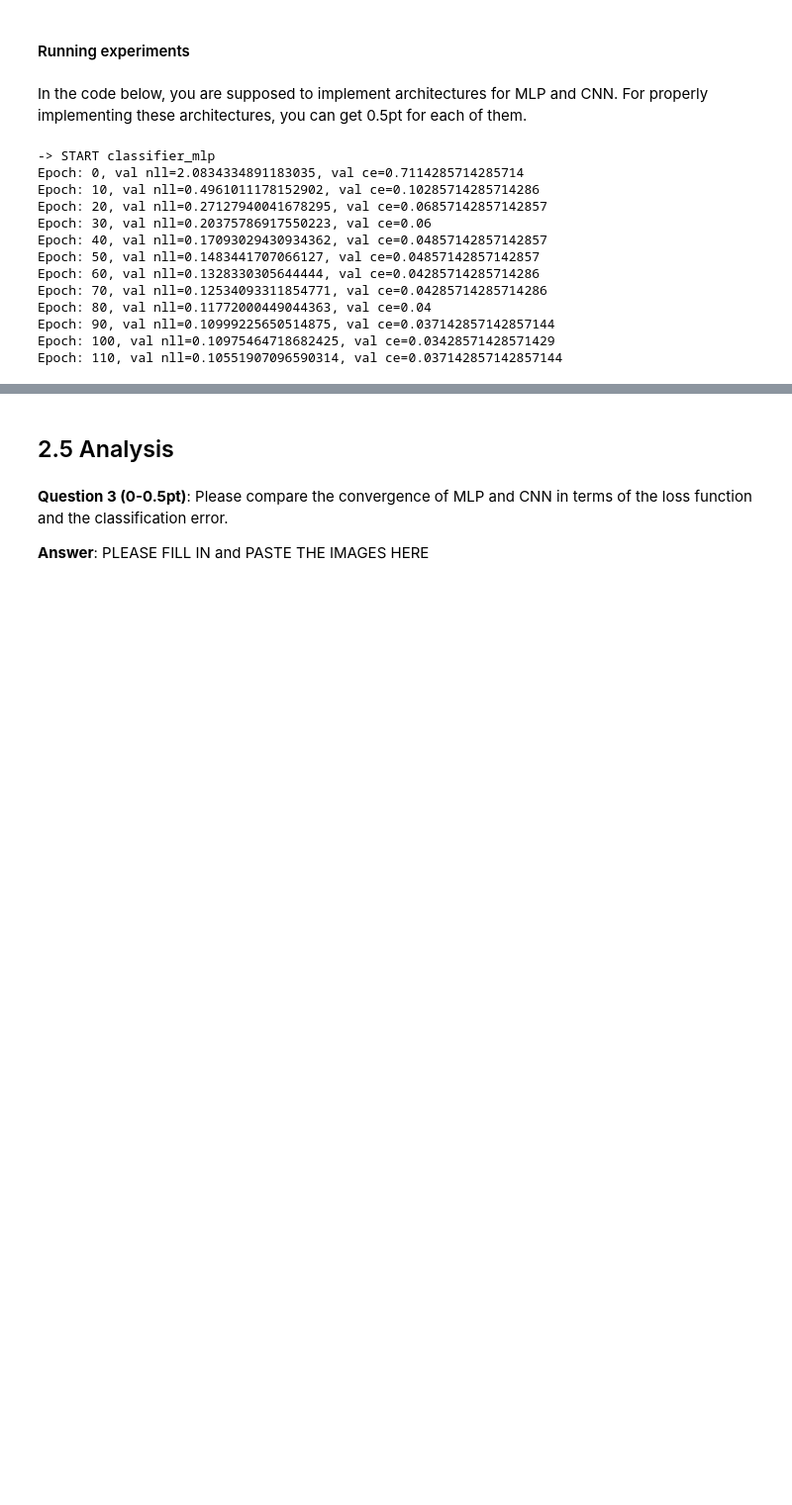
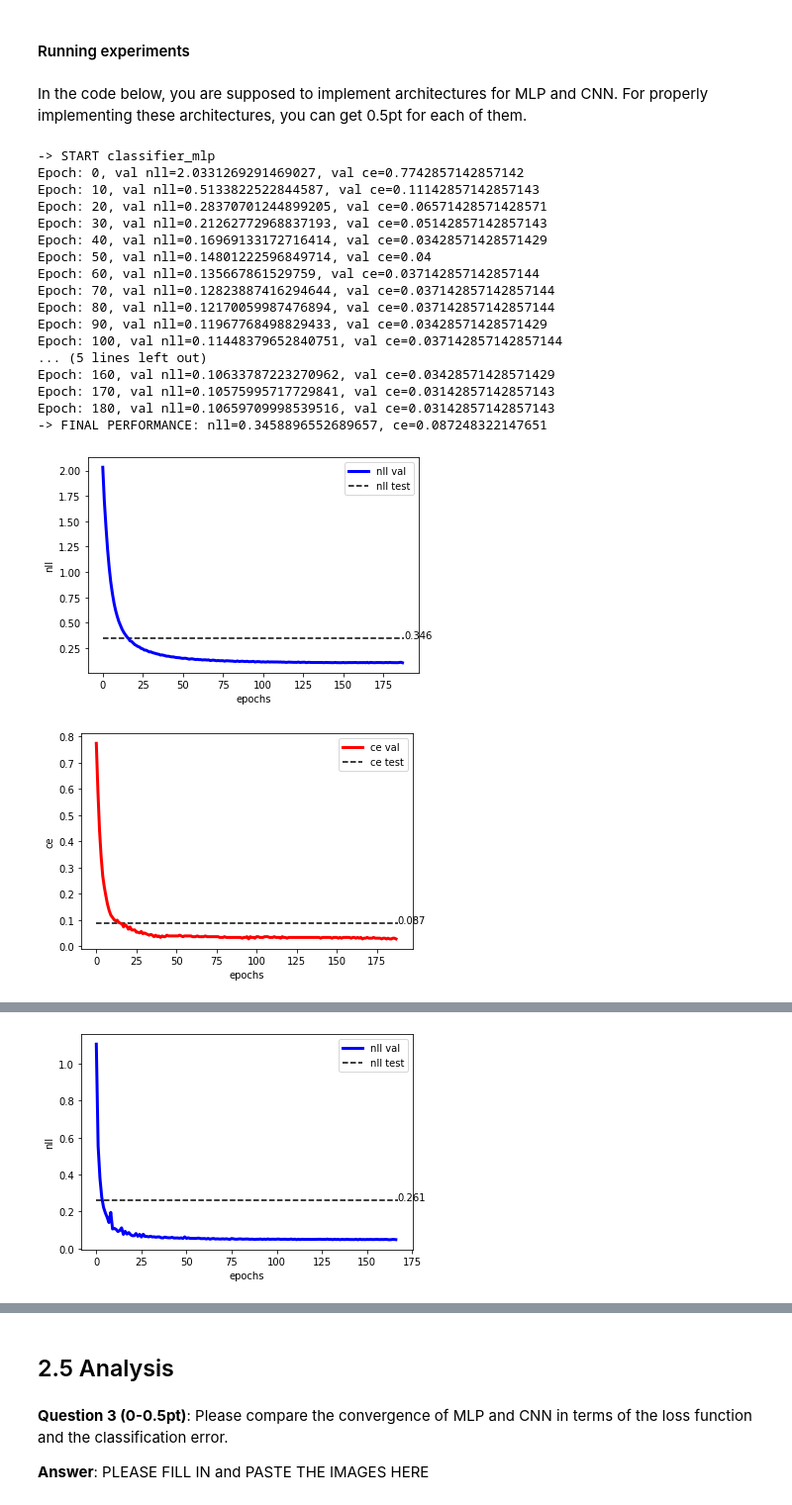
Before and after one commit to gaialiistro/CI, a Jupyter notebook: assignment_4.ipynb, the cells around one changed output, grey strips where cells are left out. Shown at 99% size. Saved outputs shown, nothing was run; the diff lists cells and outputs as text; code cells hidden in the pictures; blank space fills up the shorter version.

```diff
--- a/assignment_4.ipynb
+++ b/assignment_4.ipynb
@@ -367,30 +367,30 @@ for name in names:
     #------
     # PLEASE FILL IN:
     classnet = nn.Sequential(
-                        Reshape([1,8,8]),
-#                         nn.Conv2d(in_channels = 64, out_channels = 32, kernel_size = 8),
-#                         nn.BatchNorm2d(32),
-#                         nn.MaxPool2d(32,2),
-#                         nn.ReLU(),
-# #                         nn.Conv2d(in_channels = 32, out_channels = 64, kernel_size = 32, stride = 1, padding = 1),
-# #                         nn.BatchNorm2d(64),
-# #                         nn.MaxPool2d(32,2),
-# #                         nn.ReLU(),
-# #                         nn.Conv2d(in_channels = 64, out_channels = 128, kernel_size = 32, stride = 1, padding = 1),
-# #                         nn.BatchNorm2d(128),
-# #                         nn.MaxPool2d(32,2),
-# #                         nn.ReLU(),
-#                         Flatten(),
-#                         nn.Linear(in_features =32, out_features = 16),
-# #                         nn.BatchNorm1d(128),
-#                         nn.ReLU(),
-#                         nn.Linear(in_features = 16, out_features = 10),
+                        Reshape([1,8,8]), #reshape the vector 8*8*1 = 64
+                        #first convolution
+                        nn.Conv2d(in_channels = 1, out_channels = 64, kernel_size = 3, padding = 1),
+                        #maxpooling to reduce dimension
+                        nn.MaxPool2d(2,2),
+                        #activation function
+                        nn.ReLU(),
+                        #second convolution
+                        nn.Conv2d(in_channels = 64, out_channels = 128, kernel_size = 6, padding = 1),
+                        #maxpooling
+                        nn.MaxPool2d(kernel_size=3, stride=2, padding=1, dilation=1),
+                        #activation function
+                        nn.ReLU(),
+                        #flatten to represent it as a vector
                         Flatten(),
-                        nn.Linear(64,10),
+                        #linear layers
+                        nn.Linear(128,64),
+                        #activation function
+                        nn.ReLU(),
+                        #linear layer
+                        nn.Linear(64,K),
+                        #softmax so the output can be used by NLLLoss
                         nn.LogSoftmax(dim=1)
     )
-
-
 
     #
     # You are asked here to propose your own architecture
@@ -399,42 +399,48 @@ for name in names:
     # layers and before linear layers.
     # NOTE: Please remember that the output must be LogSoftmax!
     #------
 
   # Init ClassifierNN
   model = ClassifierNeuralNet(classnet)
 
   # Init OPTIMIZER (here we use ADAMAX)
   optimizer = torch.optim.Adamax([p for p in model.parameters() if p.requires_grad == True], lr=lr, weight_decay=wd)
 
   # Training procedure
   nll_val, error_val = training(name=result_dir + name,
                                 max_patience=max_patience,
                                 num_epochs=num_epochs,
                                 model=model,
                                 optimizer=optimizer,
                                 training_loader=training_loader,
                                 val_loader=val_loader)
 
   # The final evaluation (on the test set)
   test_loss, test_error = evaluation(name=result_dir + name, test_loader=test_loader)
   # write the results to a file
   f = open(result_dir + name + '_test_loss.txt', "w")
   f.write('NLL: ' + str(test_loss) + '\nCE: ' + str(test_error))
   f.close()
   # create curves
   plot_curve(result_dir + name, nll_val, file_name='_nll_val_curve.pdf', ylabel='nll', test_eval=test_loss)
   plot_curve(result_dir + name, error_val, file_name='_ca_val_curve.pdf', ylabel='ce', color='r-', test_eval=test_error)
 # %% [output]
 -> START classifier_mlp
-Epoch: 0, val nll=2.0834334891183035, val ce=0.7114285714285714
-Epoch: 10, val nll=0.4961011178152902, val ce=0.10285714285714286
-Epoch: 20, val nll=0.27127940041678295, val ce=0.06857142857142857
-Epoch: 30, val nll=0.20375786917550223, val ce=0.06
-Epoch: 40, val nll=0.17093029430934362, val ce=0.04857142857142857
-Epoch: 50, val nll=0.1483441707066127, val ce=0.04857142857142857
-Epoch: 60, val nll=0.1328330305644444, val ce=0.04285714285714286
-Epoch: 70, val nll=0.12534093311854771, val ce=0.04285714285714286
-Epoch: 80, val nll=0.11772000449044363, val ce=0.04
-Epoch: 90, val nll=0.10999225650514875, val ce=0.037142857142857144
-Epoch: 100, val nll=0.10975464718682425, val ce=0.03428571428571429
-Epoch: 110, val nll=0.10551907096590314, val ce=0.037142857142857144
+Epoch: 0, val nll=2.0331269291469027, val ce=0.7742857142857142
+Epoch: 10, val nll=0.5133822522844587, val ce=0.11142857142857143
+Epoch: 20, val nll=0.28370701244899205, val ce=0.06571428571428571
+Epoch: 30, val nll=0.21262772968837193, val ce=0.05142857142857143
+Epoch: 40, val nll=0.16969133172716414, val ce=0.03428571428571429
+Epoch: 50, val nll=0.14801222596849714, val ce=0.04
+Epoch: 60, val nll=0.135667861529759, val ce=0.037142857142857144
+Epoch: 70, val nll=0.12823887416294644, val ce=0.037142857142857144
+Epoch: 80, val nll=0.12170059987476894, val ce=0.037142857142857144
+Epoch: 90, val nll=0.11967768498829433, val ce=0.03428571428571429
+Epoch: 100, val nll=0.11448379652840751, val ce=0.037142857142857144
+... (5 lines left out)
+Epoch: 160, val nll=0.10633787223270962, val ce=0.03428571428571429
+Epoch: 170, val nll=0.10575995717729841, val ce=0.03142857142857143
+Epoch: 180, val nll=0.10659709998539516, val ce=0.03142857142857143
+-> FINAL PERFORMANCE: nll=0.3458896552689657, ce=0.087248322147651
+[figure, added]
+[figure, added]
@@ -440,0 +466 @@ Epoch: 110, val nll=0.10551907096590314, val ce=0.037142857142857144
+[figure, added]
```
Also changed, not shown: parts of 3 cells of this notebook.
